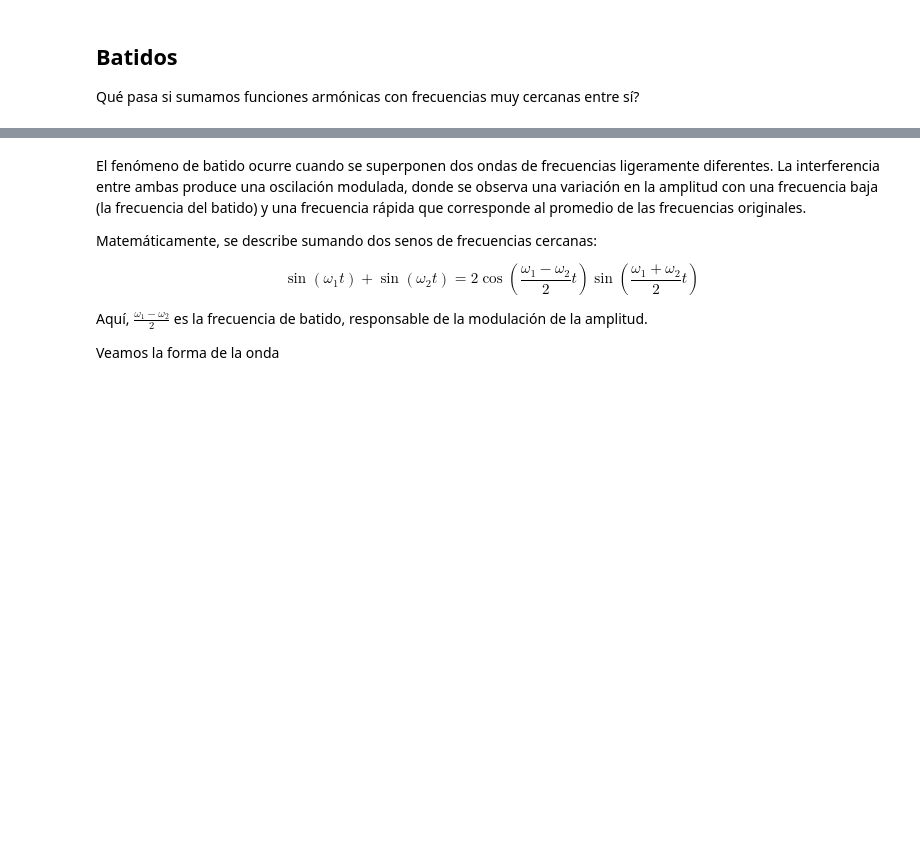
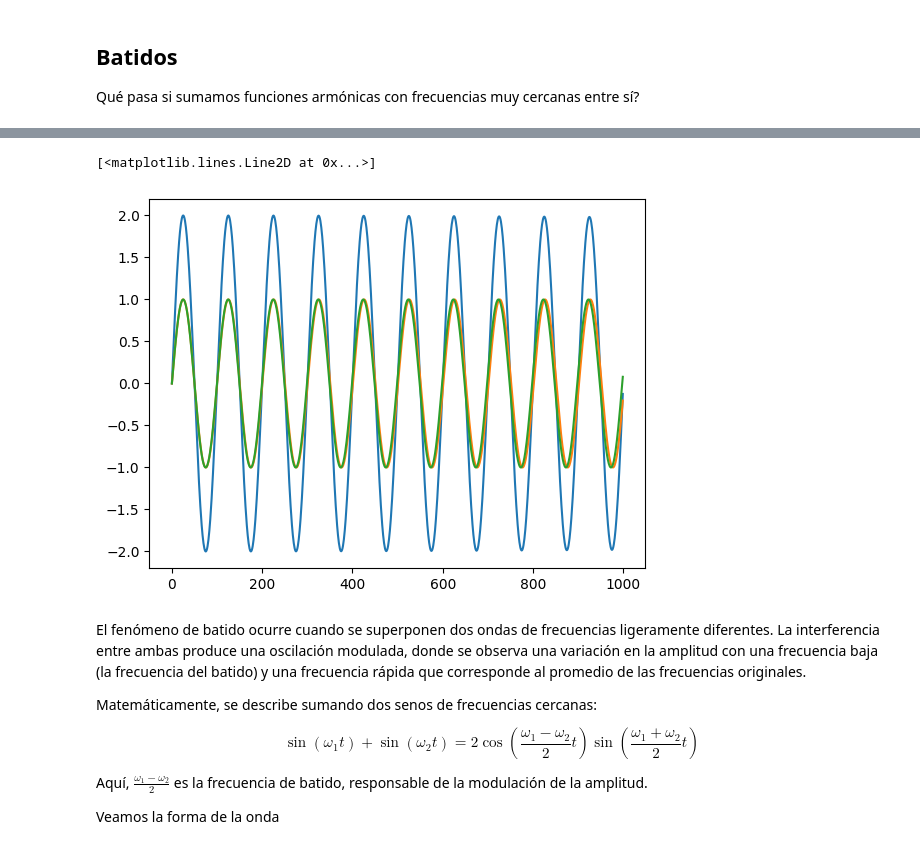
Before and after one commit to JoaquinPolonuer/modelado-continuo, a Jupyter notebook: Colabs/nb07_Fourier.ipynb, the cells around one changed output, grey strips where cells are left out. Saved outputs shown, nothing was run; the diff lists cells and outputs as text; code cells hidden in the pictures; blank space fills up the shorter version.

```diff
--- a/Colabs/nb07_Fourier.ipynb
+++ b/Colabs/nb07_Fourier.ipynb
@@ -261,6 +295,13 @@ onda_batido = onda1 + onda2
 reproducir_onda(onda_batido, fs)
 # %% [output]
 [interactive output not drawn]
+# %%
+plt.plot(onda_batido[:1000])
+plt.plot(onda1[:1000])
+plt.plot(onda2[:1000])
+# %% [output]
+[<matplotlib.lines.Line2D at 0x...>]
+[figure, added]
 # %% [markdown]
 El fenómeno de batido ocurre cuando se superponen dos ondas de frecuencias ligeramente diferentes. La interferencia entre ambas produce una oscilación modulada, donde se observa una variación en la amplitud con una frecuencia baja (la frecuencia del batido) y una frecuencia rápida que corresponde al promedio de las frecuencias originales.
 
```
Also changed, not shown: parts of 26 cells of this notebook, 1 other file.
